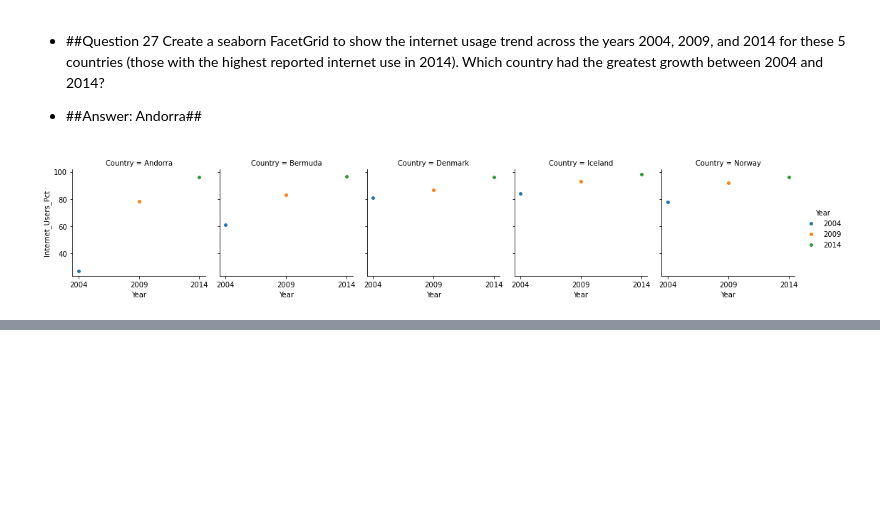
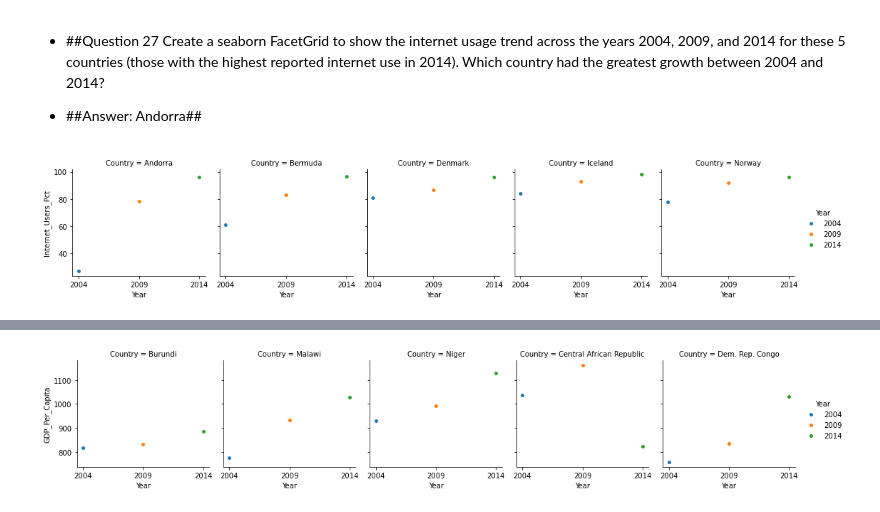
Before and after one commit to NSS-Full-Time-Data-Analytics-7/gdp-and-internet-usage-LaurenDellaRusso, a Jupyter notebook: notebooks/UN _data.ipynb, the cells around one changed output, grey strips where cells are left out. Drawn from its saved outputs; the diff is of its cells as text; code cells hidden in the pictures; blank space fills up the shorter version.

```diff
--- a/notebooks/UN _data.ipynb
+++ b/notebooks/UN _data.ipynb
@@ -626,0 +636,4 @@ graph.map_dataframe(plt.scatter, 'Year', 'GDP_Per_Capita', edgecolor ="w").add_l
+# %%
+gdp_low = ['Central African Republic', 'Burundi', 'Malawi', 'Dem. Rep. Congo', 'Niger']
+gdplow14 = year14_df.query("Country in @gdp_low")
+gdplow14
@@ -626,0 +647,4 @@ graph.map_dataframe(plt.scatter, 'Year', 'GDP_Per_Capita', edgecolor ="w").add_l
+# %%
+gdp_low = ['Central African Republic', 'Burundi', 'Malawi', 'Dem. Rep. Congo', 'Niger']
+gdplow09 = year09_df.query("Country in @gdp_low")
+gdplow09
@@ -626,0 +658,4 @@ graph.map_dataframe(plt.scatter, 'Year', 'GDP_Per_Capita', edgecolor ="w").add_l
+# %%
+gdp_low = ['Central African Republic', 'Burundi', 'Malawi', 'Dem. Rep. Congo', 'Niger']
+gdplow04 = year04_df.query("Country in @gdp_low")
+gdplow04
@@ -626,0 +669,3 @@ graph.map_dataframe(plt.scatter, 'Year', 'GDP_Per_Capita', edgecolor ="w").add_l
+# %%
+df_low_5_gdp = pd.concat([gdplow04, gdplow09, gdplow14 ])
+df_low_5_gdp
@@ -626,0 +689,8 @@ graph.map_dataframe(plt.scatter, 'Year', 'GDP_Per_Capita', edgecolor ="w").add_l
+# %%
+############# Main Section         #############
+# Form a facetgrid using columns
+graph = sns.FacetGrid(df_low_5_gdp, col ='Country', hue = 'Year')
+# map the above form facetgrid with some attributes
+graph.map_dataframe(plt.scatter, 'Year', 'GDP_Per_Capita', edgecolor ="w").add_legend();
+# %% [output]
+[figure, added]
```
Also changed, not shown: parts of 36 cells of this notebook.
